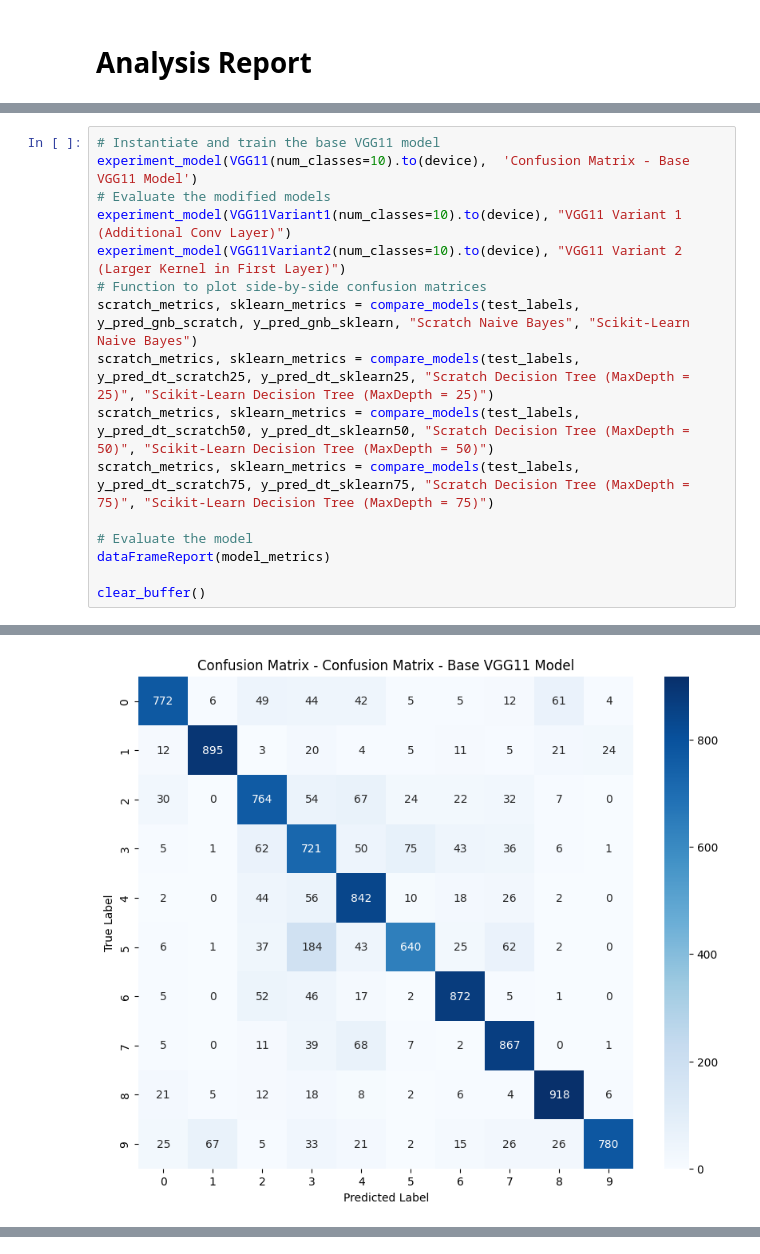
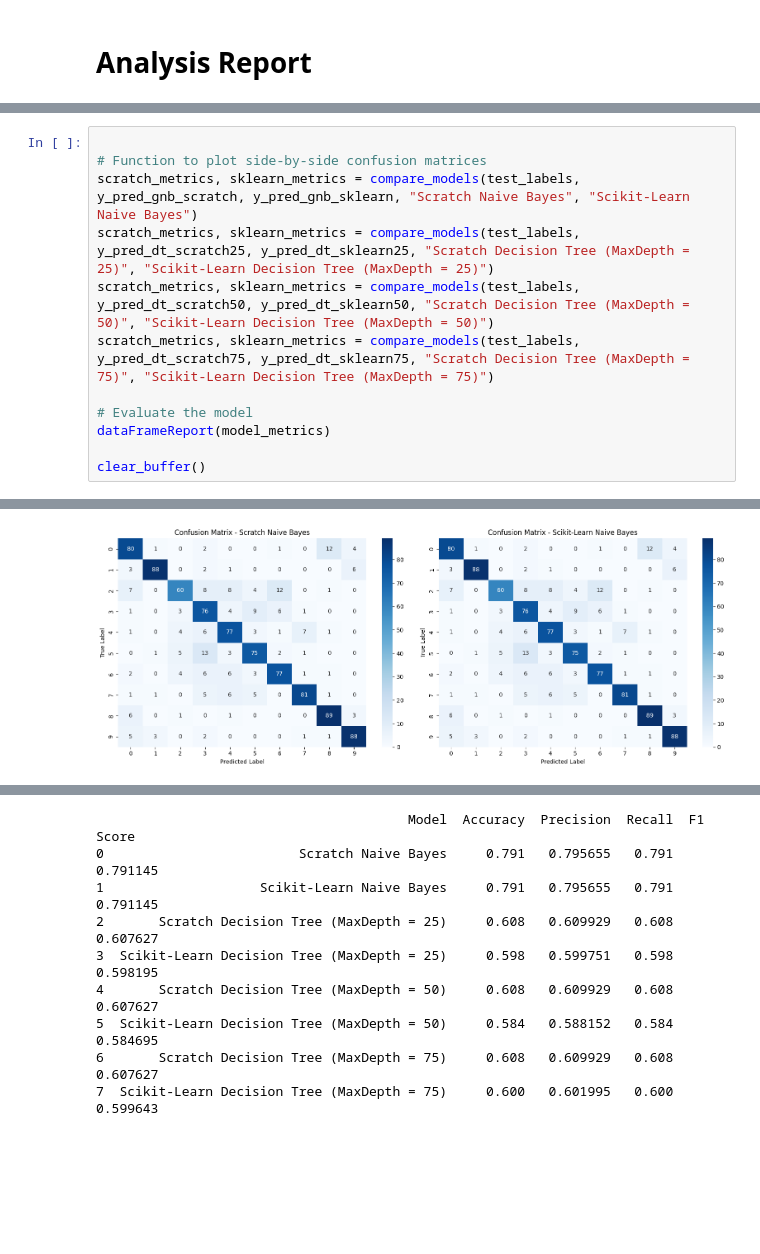
Before and after one commit to Dom-Isbis/ImageClassificationCIFAR-10, a Jupyter notebook: COMP472_CIFAR_10_Image_Classification.ipynb, the cells around one changed output, grey strips where cells are left out. Cells and saved outputs as stored; diff of their text form; blank space fills up the shorter version.

```diff
--- a/COMP472_CIFAR_10_Image_Classification.ipynb
+++ b/COMP472_CIFAR_10_Image_Classification.ipynb
@@ -630,11 +608,7 @@ Prediction loaded successfully: y_pred_dt_sklearn50.npy
 Prediction loaded successfully: y_pred_dt_scratch75.npy
 Prediction loaded successfully: y_pred_dt_sklearn75.npy
 # %%
-# Instantiate and train the base VGG11 model
-experiment_model(VGG11(num_classes=10).to(device),  'Confusion Matrix - Base VGG11 Model')
-# Evaluate the modified models
-experiment_model(VGG11Variant1(num_classes=10).to(device), "VGG11 Variant 1 (Additional Conv Layer)")
-experiment_model(VGG11Variant2(num_classes=10).to(device), "VGG11 Variant 2 (Larger Kernel in First Layer)")
+
 # Function to plot side-by-side confusion matrices
 scratch_metrics, sklearn_metrics = compare_models(test_labels, y_pred_gnb_scratch, y_pred_gnb_sklearn, "Scratch Naive Bayes", "Scikit-Learn Naive Bayes")
 scratch_metrics, sklearn_metrics = compare_models(test_labels, y_pred_dt_scratch25, y_pred_dt_sklearn25, "Scratch Decision Tree (MaxDepth = 25)", "Scikit-Learn Decision Tree (MaxDepth = 25)")
@@ -659 +623 @@ Epoch [10/10], Loss: 0.1501
-[figure, old version]
+[figure, new version]
@@ -698,0 +627,9 @@ Epoch [10/10], Loss: 0.1288
+                                        Model  Accuracy  Precision  Recall  F1 Score
+0                         Scratch Naive Bayes     0.791   0.795655   0.791  0.791145
+1                    Scikit-Learn Naive Bayes     0.791   0.795655   0.791  0.791145
+2       Scratch Decision Tree (MaxDepth = 25)     0.608   0.609929   0.608  0.607627
+3  Scikit-Learn Decision Tree (MaxDepth = 25)     0.598   0.599751   0.598  0.598195
+4       Scratch Decision Tree (MaxDepth = 50)     0.608   0.609929   0.608  0.607627
+5  Scikit-Learn Decision Tree (MaxDepth = 50)     0.584   0.588152   0.584  0.584695
+6       Scratch Decision Tree (MaxDepth = 75)     0.608   0.609929   0.608  0.607627
+7  Scikit-Learn Decision Tree (MaxDepth = 75)     0.600   0.601995   0.600  0.599643
```
Also changed, not shown: parts of 9 cells of this notebook.
